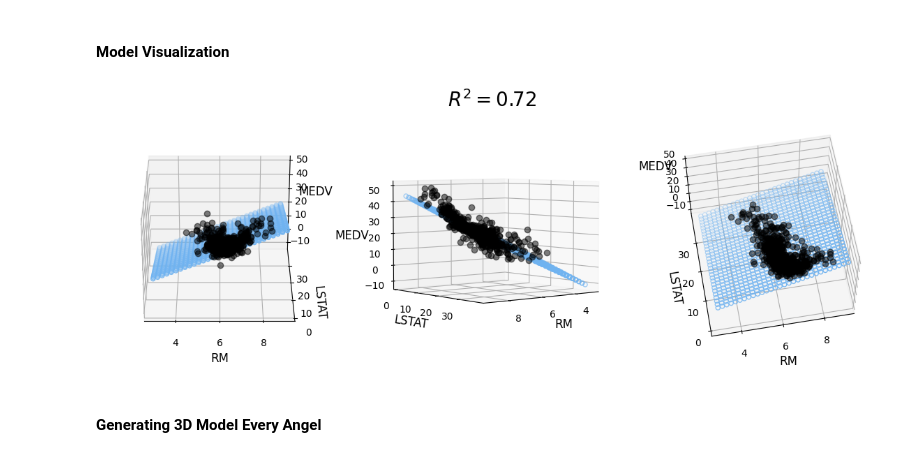
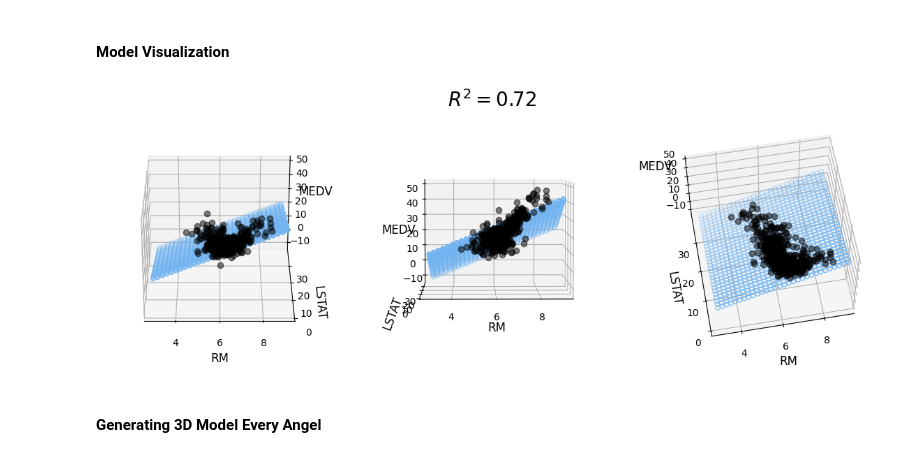
Before and after one commit to PrynsTag/Machine-Learning-Journey, a Jupyter notebook: 01 - Linear Regression/Linear Regression Exercise.ipynb, the cells around one changed output. Cells and saved outputs as stored; diff of their text form; code cells hidden in the pictures.

```diff
--- a/01 - Linear Regression/Linear Regression Exercise.ipynb
+++ b/01 - Linear Regression/Linear Regression Exercise.ipynb
@@ -315,32 +315,32 @@ predicted = regressor.predict(sc.transform(model_viz))
 # %%
 plt.style.use("default")
 fig = plt.figure(figsize=(12, 4))
 
 
 ax1 = fig.add_subplot(131, projection="3d")
 ax2 = fig.add_subplot(132, projection="3d")
 ax3 = fig.add_subplot(133, projection="3d")
 
 axes = [ax1, ax2, ax3]
 
 for ax in axes:
     ax.plot(x, y, z, color="k", zorder=15, linestyle="none", marker="o", alpha=0.5)
     ax.scatter(xx_pred.flatten(), yy_pred.flatten(), predicted, facecolor=(0,0,0,0), s=20, edgecolor="#70b3f0")
     ax.set_xlabel("RM", fontsize=12)
     ax.set_ylabel("LSTAT", fontsize=12)
     ax.set_zlabel("MEDV", fontsize=12)
     ax.locator_params(nbins=4, axis="x")
     ax.locator_params(nbins=5, axis="x")
 
 ax1.view_init(elev=28, azim=-90)
-ax2.view_init(elev=4, azim=51)
+ax2.view_init(elev=4, azim=-91)
 ax3.view_init(elev=60, azim=-100)
 
 fig.suptitle("$R^2 = %.2f$" % r2_test, fontsize=20)
 fig.tight_layout()
 fig.savefig("3D_lin_reg.png")
 # %% [output]
-[figure, old version]
+[figure, new version]
 # %% [markdown]
 #### Generating 3D Model Every Angel
 # %%
```
Also changed, not shown: parts of 2 cells of this notebook.
